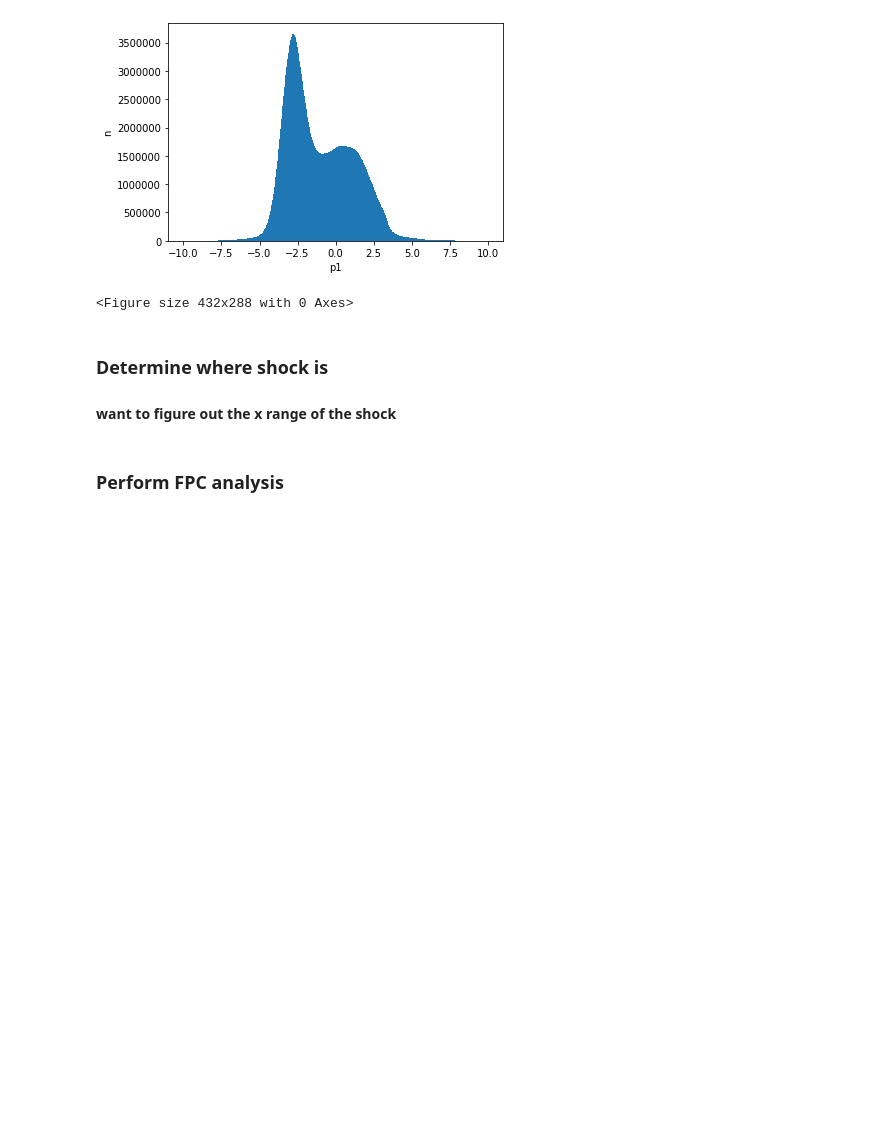
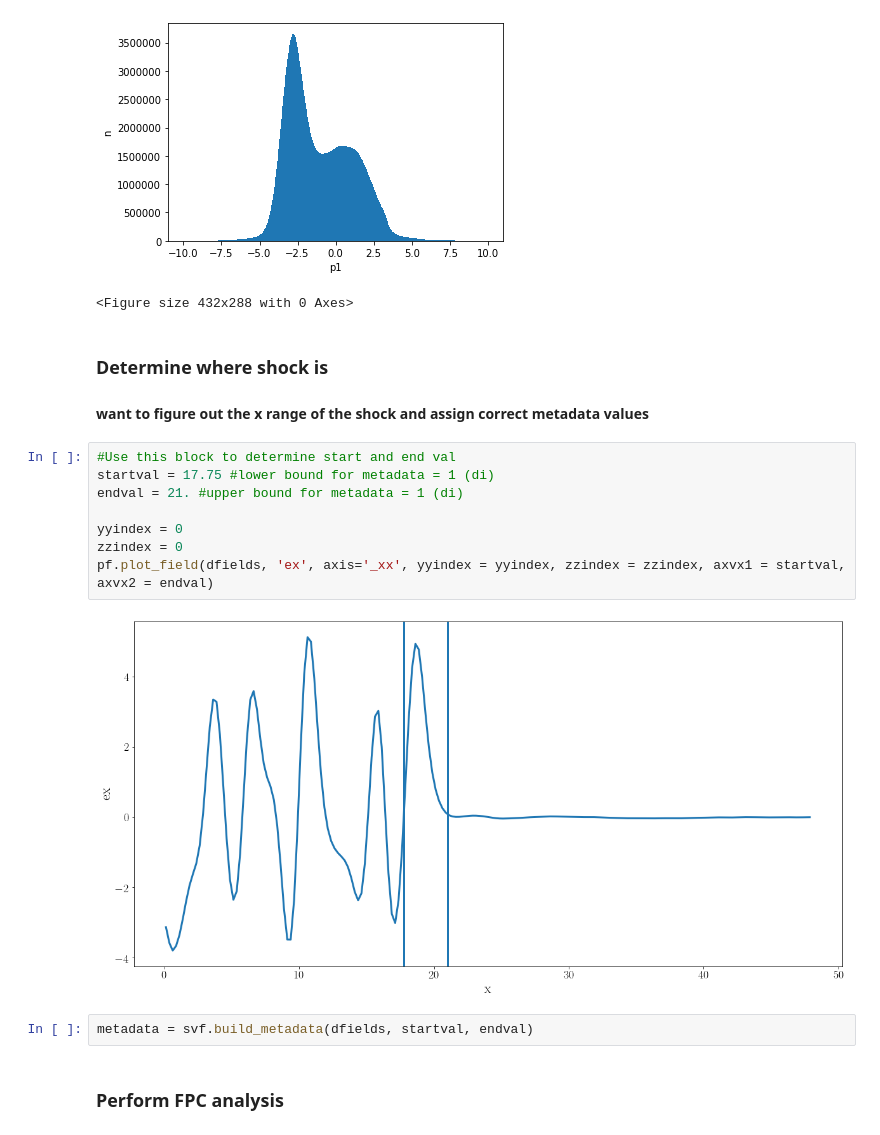
Before and after one commit to collinrbr/FPCAnalysis, a Jupyter notebook: dHybridR.ipynb, the cells around one changed output. Drawn from its saved outputs; the diff is of its cells as text; blank space fills up the shorter version.

Commit message:
added metadata builder

```diff
--- a/dHybridR.ipynb
+++ b/dHybridR.ipynb
@@ -67,7 +63,19 @@ pf.plot_1d_dist(dparticles, 'p1', 10., dfields['ex_xx'][0], dfields['ex_xx'][-1]
 <Figure size 432x288 with 0 Axes>
 # %% [markdown]
 ### Determine where shock is
-#### want to figure out the x range of the shock
+#### want to figure out the x range of the shock and assign correct metadata values
+# %%
+#Use this block to determine start and end val
+startval = 17.75 #lower bound for metadata = 1 (di)
+endval = 21. #upper bound for metadata = 1 (di)
+
+yyindex = 0
+zzindex = 0
+pf.plot_field(dfields, 'ex', axis='_xx', yyindex = yyindex, zzindex = zzindex, axvx1 = startval, axvx2 = endval)
+# %% [output]
+[figure, added]
+# %%
+metadata = svf.build_metadata(dfields, startval, endval)
 # %% [markdown]
 ### Perform FPC analysis
 # %%
```
Also changed, not shown: parts of 2 cells of this notebook, 2 other files.
